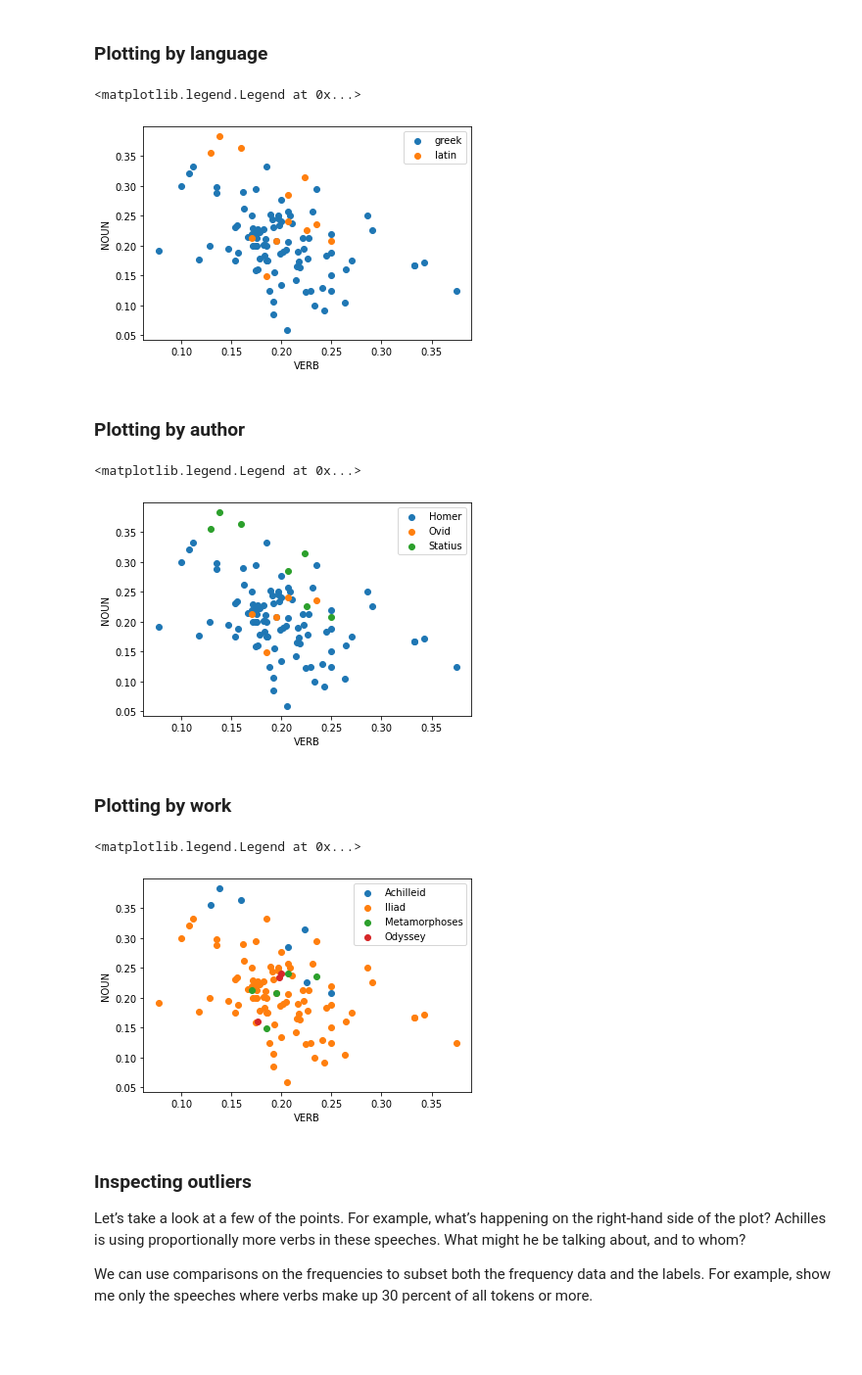
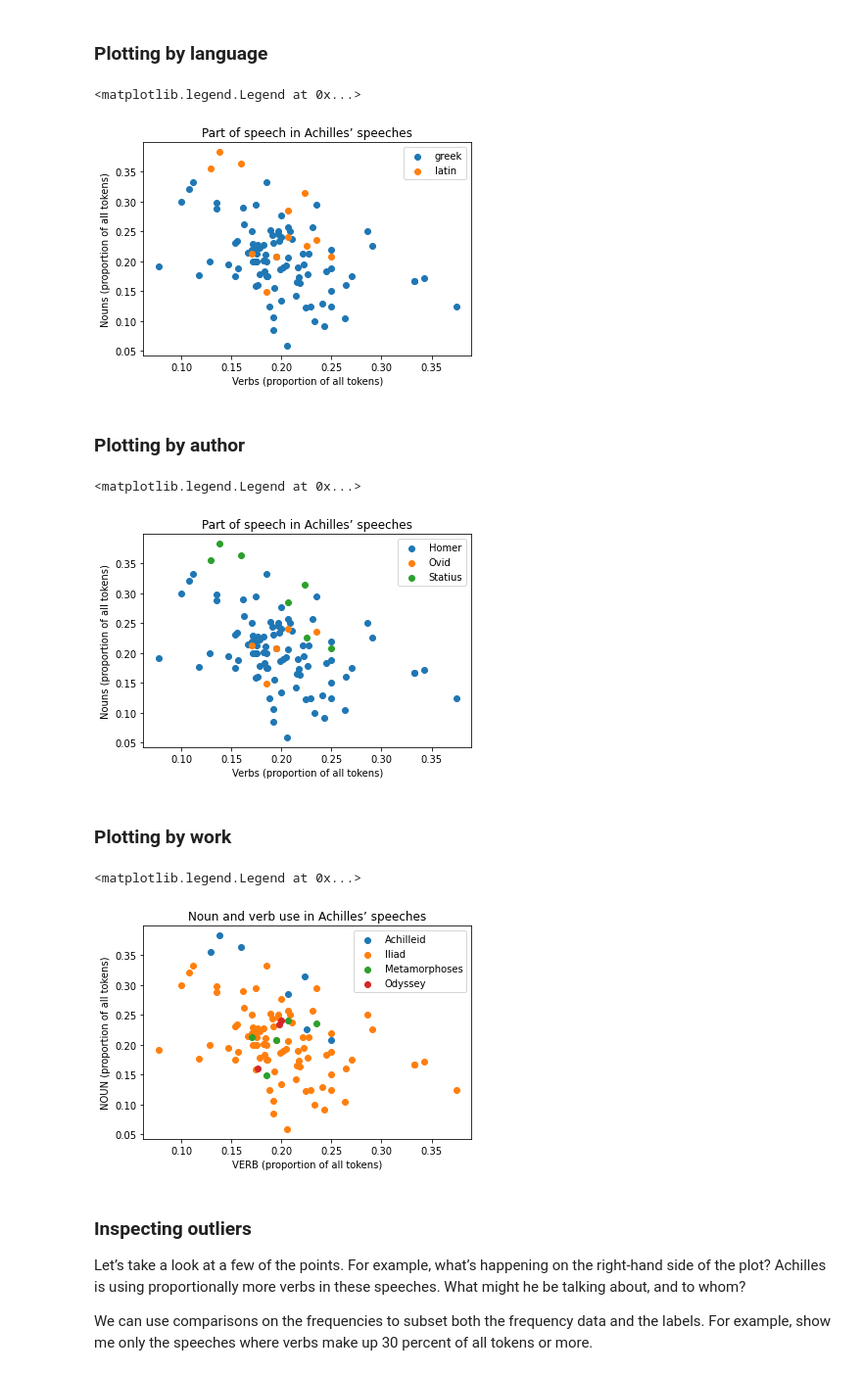
Before and after one commit to cwf2/dices-examples, a Jupyter notebook: POS Tagging.ipynb, the cells around one changed output. Shown at 98% size. Cells and saved outputs as stored; diff of their text form; code cells hidden in the pictures; blank space fills up the shorter version.

```diff
--- a/POS Tagging.ipynb
+++ b/POS Tagging.ipynb
@@ -257,14 +257,15 @@ labels
 # %%
 fig, ax = pyplot.subplots()
 for g_label, g_data in pos_freq.groupby(labels.lang):
     ax.scatter(g_data.VERB, g_data.NOUN, label=g_label)
 
-ax.xaxis.set_label_text('VERB')
-ax.yaxis.set_label_text('NOUN')
+ax.xaxis.set_label_text('VERB (proportion of all tokens)')
+ax.yaxis.set_label_text('NOUN (proportion of all tokens)')
+ax.set_title('Part of speech in Achilles’ speeches')
 ax.legend()
 # %% [output]
 <matplotlib.legend.Legend at 0x...>
-[figure, old version]
+[figure, new version]
 # %% [markdown]
 ### Plotting by author
 # %%
@@ -272,12 +273,13 @@ fig, ax = pyplot.subplots()
 for g_label, g_data in pos_freq.groupby(labels.auth):
     ax.scatter(g_data.VERB, g_data.NOUN, label=g_label)
 
-ax.xaxis.set_label_text('VERB')
-ax.yaxis.set_label_text('NOUN')
+ax.xaxis.set_label_text('VERB (proportion of all tokens)')
+ax.yaxis.set_label_text('NOUN (proportion of all tokens)')
+ax.set_title('Part of speech in Achilles’ speeches')
 ax.legend()
 # %% [output]
 <matplotlib.legend.Legend at 0x...>
-[figure, old version]
+[figure, new version]
 # %% [markdown]
 ### Plotting by work
 # %%
@@ -285,12 +287,13 @@ fig, ax = pyplot.subplots()
 for g_label, g_data in pos_freq.groupby(labels.work):
     ax.scatter(g_data.VERB, g_data.NOUN, label=g_label)
 
-ax.xaxis.set_label_text('VERB')
-ax.yaxis.set_label_text('NOUN')
+ax.xaxis.set_label_text('VERB (proportion of all tokens)')
+ax.yaxis.set_label_text('NOUN (proportion of all tokens)')
+ax.set_title('Noun and verb use in Achilles’ speeches')
 ax.legend()
 # %% [output]
 <matplotlib.legend.Legend at 0x...>
-[figure, old version]
+[figure, new version]
 # %% [markdown]
 ### Inspecting outliers
 
```
Also changed, not shown: parts of 3 cells of this notebook, 7 other files.
